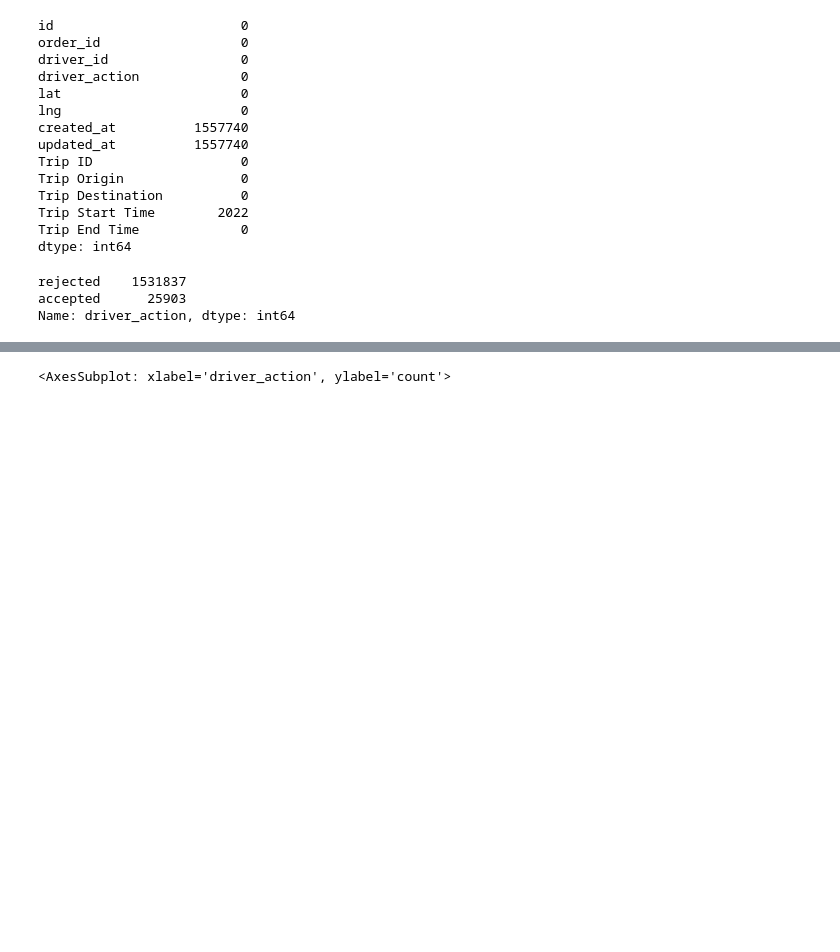
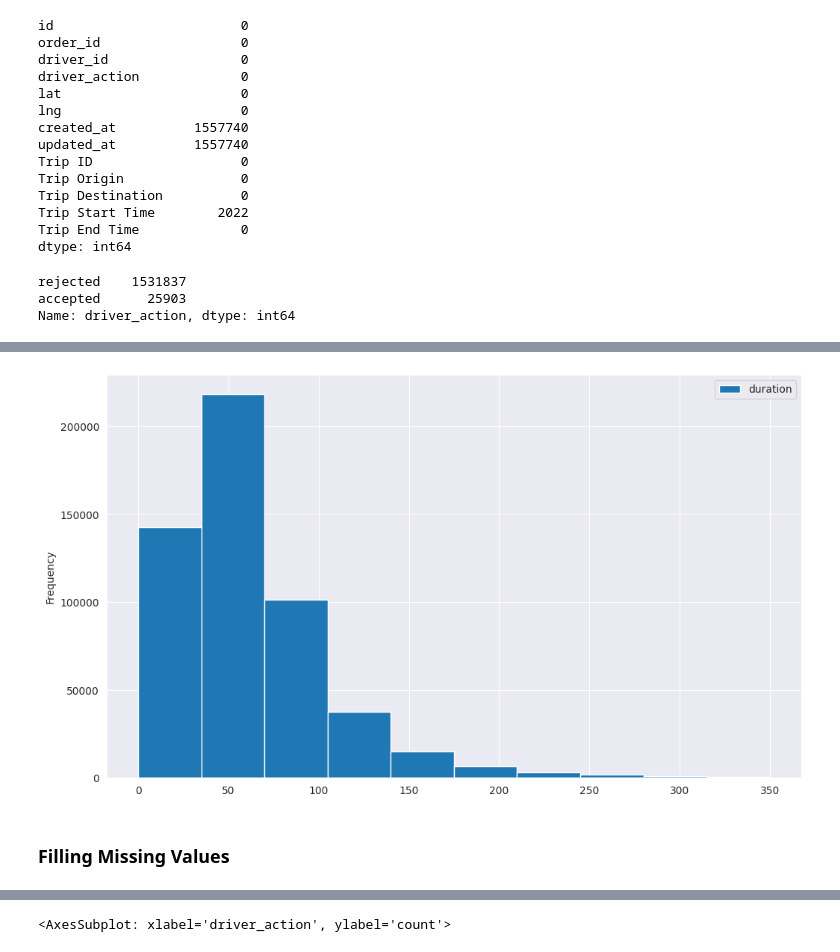
Before and after one commit to Yohanes-GR/Logistic-optimization-Causal-Inference, a Jupyter notebook: notebooks/EDA.ipynb, the cells around one changed output, grey strips where cells are left out. Saved outputs shown, nothing was run; the diff lists cells and outputs as text; code cells hidden in the pictures; blank space fills up the shorter version.

```diff
--- a/notebooks/EDA.ipynb
+++ b/notebooks/EDA.ipynb
@@ -190,3 +210,18 @@ counts_df
 rejected    1531837
 accepted      25903
 Name: driver_action, dtype: int64
+# %%
+# First we have to change the columns to appropriate datatype : date
+
+def change_to_date(df:pd.DataFrame,columns:list):
+    for column in columns:
+        df[column] = pd.to_datetime(df[column])
+    return df
+# %%
+def calculate_duration(df:pd.DataFrame,start_col_name,end_col_name):
+    df["duration"]= (df[end_col_name] - df[start_col_name]).astype('timedelta64[m]')
+    return df
+# %%
+complete_orders_correct_format=df1.copy()
+complete_orders_correct_format=change_to_date(complete_orders_correct_format,["Trip Start Time","Trip End Time"])
+complete_orders_correct_format.info()
@@ -192,0 +241,3 @@ Name: driver_action, dtype: int64
+# %%
+complete_orders_correct_format=calculate_duration(complete_orders_correct_format,"Trip Start Time","Trip End Time")
+complete_orders_correct_format.isna().sum()
@@ -192,0 +252,7 @@ Name: driver_action, dtype: int64
+# %%
+complete_orders_correct_format[["duration"]].plot.hist(bins=10, range=(0,350))
+plt.show()
+# %% [output]
+[figure, added]
+# %% [markdown]
+### Filling Missing Values
```
Also changed, not shown: parts of 10 cells of this notebook.
